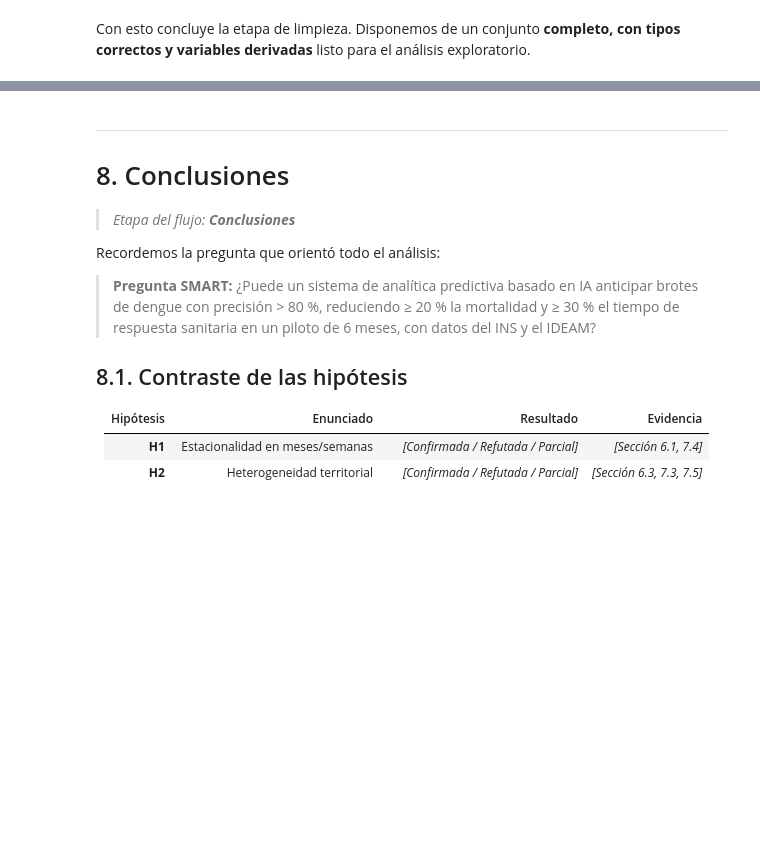
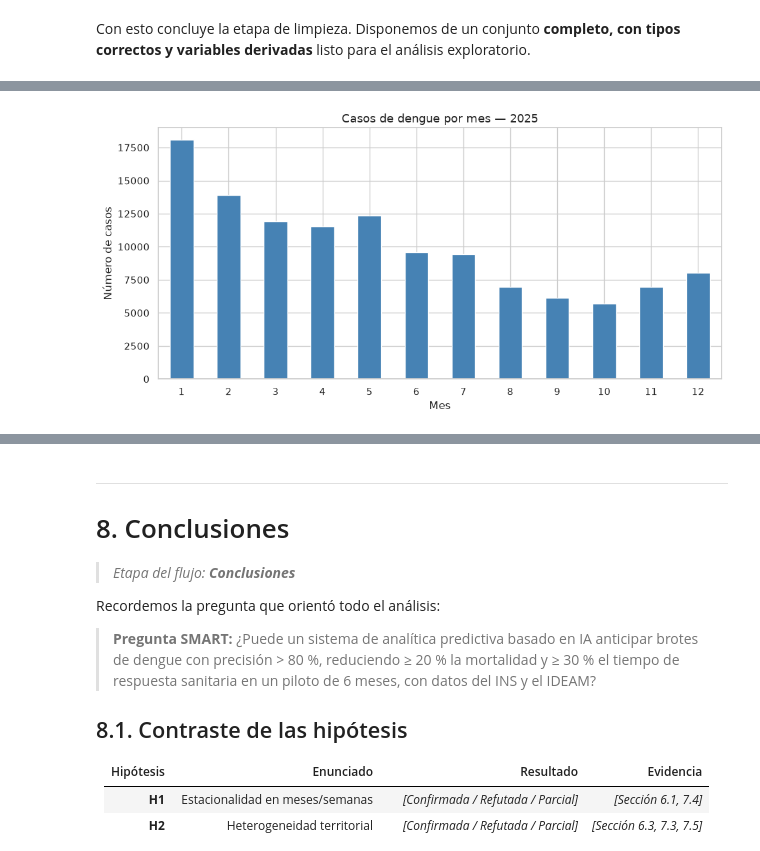
Before and after one commit to giovannyjb/proyecto_analisis_de_datos_I, a Jupyter notebook: notebooks/taller1_eda_dengue.ipynb, the cells around one changed output, grey strips where cells are left out. Drawn from its saved outputs; the diff is of its cells as text; code cells hidden in the pictures; blank space fills up the shorter version.

```diff
--- a/notebooks/taller1_eda_dengue.ipynb
+++ b/notebooks/taller1_eda_dengue.ipynb
@@ -259,0 +393,5 @@ Evaluar cardinalidad de variables categóricas (departamentos, municipios, UPGD)
+# %%
+# Resumen de variables categóricas clave
+for col in ["SEXO", "nom_est_f_caso", "Departamento_ocurrencia", "TIP_SS"]:
+    print(f"\n--- {col} (top 5) ---")
+    print(df[col].value_counts().head())
@@ -343,12 +521,19 @@ Ideas para el caso dengue:
 # %%
-# TODO sección 5.4)
-# def edad_en_anios(row):
-#     if row["UNI_MED"] == 1:
-#         return row["EDAD"]
-#     if row["UNI_MED"] == 2:
-#         return row["EDAD"] / 12
-#     return row["EDAD"] / 365
-#
-# df_limpio["edad_anios"] = df_limpio.apply(edad_en_anios, axis=1)
-# df_limpio["mes"] = df_limpio["FEC_NOT"].dt.month
-# df_limpio["hospitalizado"] = df_limpio["PAC_HOS"] == 1
+def edad_en_anios(row):
+    if row["UNI_MED"] == 1:
+        return row["EDAD"]
+    if row["UNI_MED"] == 2:
+        return row["EDAD"] / 12
+    return row["EDAD"] / 365
+
+df_limpio["edad_anios"] = df_limpio.apply(edad_en_anios, axis=1)
+df_limpio["mes"] = df_limpio["FEC_NOT"].dt.month
+df_limpio["trimestre"] = df_limpio["FEC_NOT"].dt.quarter
+df_limpio["hospitalizado"] = df_limpio["PAC_HOS"] == 1
+df_limpio["confirmado"] = df_limpio["confirmados"] == 1
+df_limpio["depto_mun"] = (
+    df_limpio["COD_DPTO_O"].astype(str).str.zfill(2)
+    + df_limpio["COD_MUN_O"].astype(str).str.zfill(3)
+)
+
+df_limpio[["EDAD", "UNI_MED", "edad_anios", "mes", "hospitalizado", "confirmado"]].head()
@@ -518,0 +590,11 @@ Mapas de calor o choropleth por departamento/municipio. Requiere coordenadas o s
+# %%
+# Casos por mes — 2025
+casos_por_mes = df_limpio.groupby("mes").size()
+casos_por_mes.plot(kind="bar", color="steelblue", title=f"Casos de dengue por mes — {ANIO}")
+plt.xlabel("Mes")
+plt.ylabel("Número de casos")
+plt.xticks(rotation=0)
+plt.tight_layout()
+plt.show()
+# %% [output]
+[figure, added]
```
Also changed, not shown: parts of 78 cells of this notebook, 4 other files.
